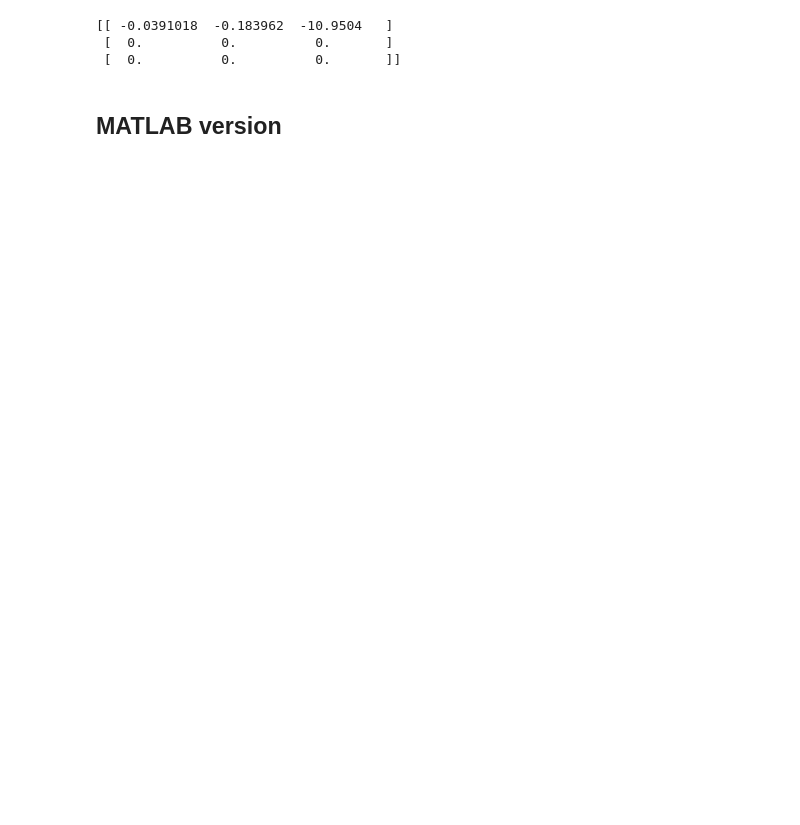
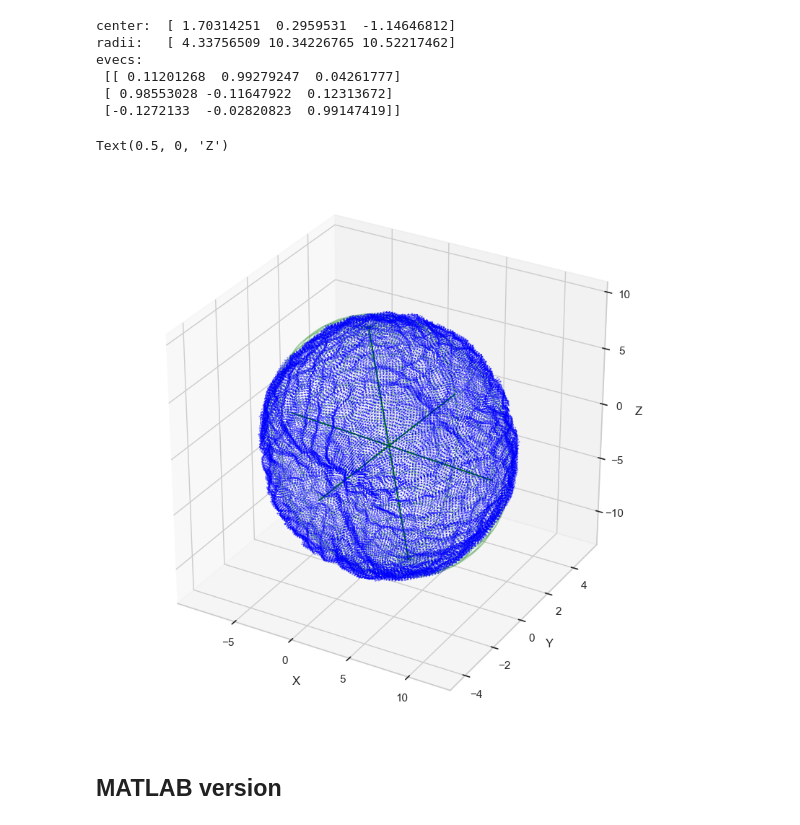
Before and after one commit to gary89git/data_processing, a Jupyter notebook: ellipsoid_fit.ipynb, the cells around one changed output. Saved outputs shown, nothing was run; the diff lists cells and outputs as text; code cells hidden in the pictures; blank space fills up the shorter version.

```diff
--- a/ellipsoid_fit.ipynb
+++ b/ellipsoid_fit.ipynb
@@ -167,23 +167,62 @@ def ellipsoid_fit(X):
     radii *= np.sign(evals)
 
     return center, evecs, radii
-# %%
-# center, evecs, radii = ellipsoid_fit()
-os.chdir('/Users/changnianhan/Downloads/simulation/')
-plt = np.zeros((67004,3))
-input_f = 'plt1'
-with open(input_f, 'r') as in_f:
-    for line in in_f:
-        if 'vx' in line:
-            for i in range(1):
-                line = next(in_f)
-                plt[i][:] = line.strip().split()[1:4]
-                break
-            break
-# %% [output]
-[[ -0.0391018  -0.183962  -10.9504   ]
- [  0.          0.          0.       ]
- [  0.          0.          0.       ]]
+# %%
+# center, evecs, radii = ellipsoid_fit()
+# os.chdir('/Users/changnianhan/Downloads/simulation/')
+os.chdir('C:/Users/garyh/Desktop')
+plt = np.zeros((67004,3))
+input_f = 'plt1'
+with open(input_f, 'r') as in_f:
+    for line in in_f:
+        if 'vx' in line:
+            for i in range(67004):
+                line = next(in_f)
+                plt[i][:] = line.strip().split()[1:4]
+
+[c,e,r] = ellipsoid_fit(plt)
+print('center: ', c)
+print('radii:  ', r)
+print('evecs: \n', e)
+
+sns.set_style("whitegrid") # darkgrid, whitegrid, dark, white, ticks
+sns.set_context("notebook") # paper, notebook, talk, poster
+
+fig = pl.figure(figsize=(10, 10), dpi=100)
+ax = fig.add_subplot(111, projection='3d')
+
+ellipsoid_plot(c, r, e, ax=ax, plot_axes=True, cage_color='g')
+
+ax.scatter(plt[:,0], plt[:,1], plt[:,2], s=0.1, c='blue')
+ax.set_xlabel(r'X')
+ax.set_ylabel(r'Y')
+ax.set_zlabel(r'Z')
+#hack  for equal axes
+# ax.set_aspect('equal')
+# for direction in (-1, 1):
+#     for point in np.diag(direction * np.max(data) * np.array([1, 1, 1])):
+#         ax.plot([point[0]], [point[1]], [point[2]], 'w')
+
+# ax.scatter(data_centered[:,0], data_centered[:,1], data_centered[:,2], marker='o', color='g')
+# # ax.scatter(data_centered_regularized[:, 0], data_centered_regularized[:, 1],
+# #            data_centered_regularized[:, 2], marker='o', color='b')
+# ax.scatter(data_on_sphere[:, 0], data_on_sphere[:, 1],
+#            data_on_sphere[:, 2], marker='o', color='r')
+
+# ellipsoid_plot([0, 0, 0], radii, evecs, ax=ax, plot_axes=True, cage_color='g')
+# ellipsoid_plot([0, 0, 0], [r, r, r], evecs, ax=ax, plot_axes=True, cage_color='orange')
+
+#ax.plot([r],[0],[0],color='r',marker='o')
+#ax.plot([radii[0]],[0],[0],color='b',marker='o')
+# %% [output]
+center:  [ 1.70314251  0.2959531  -1.14646812]
+radii:   [ 4.33756509 10.34226765 10.52217462]
+evecs:
+ [[ 0.11201268  0.99279247  0.04261777]
+ [ 0.98553028 -0.11647922  0.12313672]
+ [-0.1272133  -0.02820823  0.99147419]]
+Text(0.5, 0, 'Z')
+[figure, added]
 # %%
 data = np.loadtxt("mag_out.txt")  # 3 columns data set
 # data2 = data_regularize(data)
```
Also changed, not shown: parts of 4 cells of this notebook.
